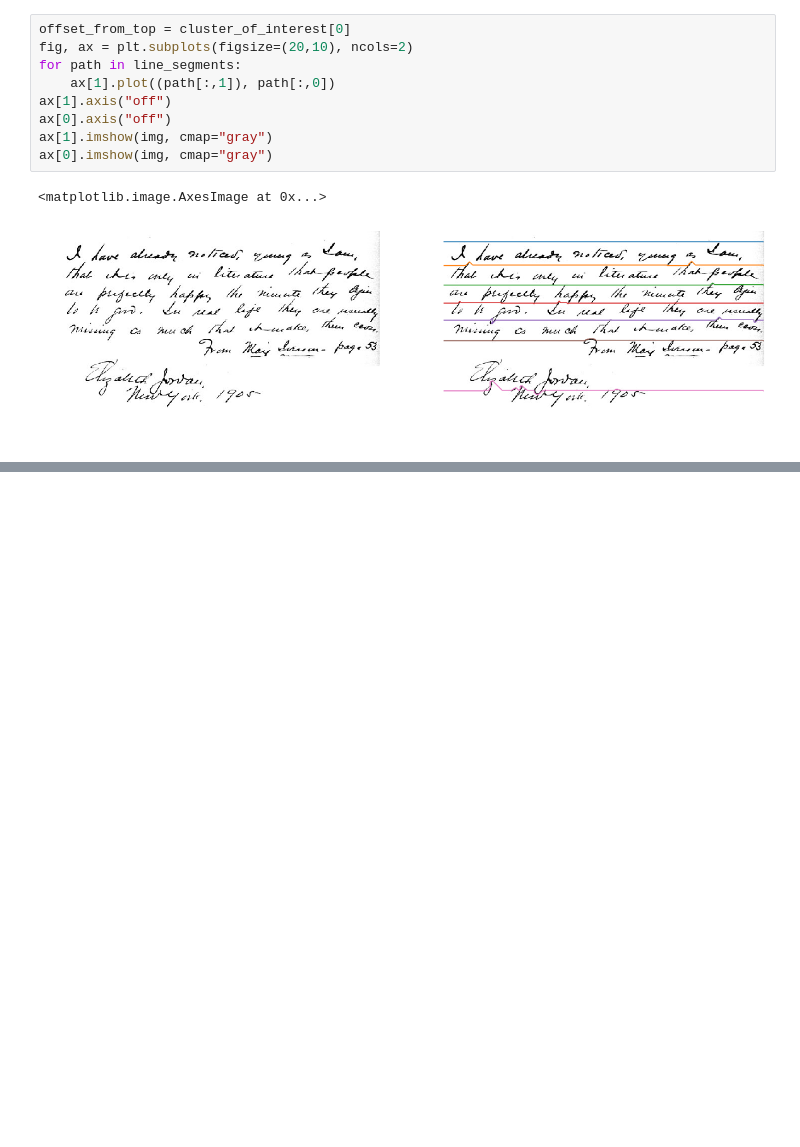
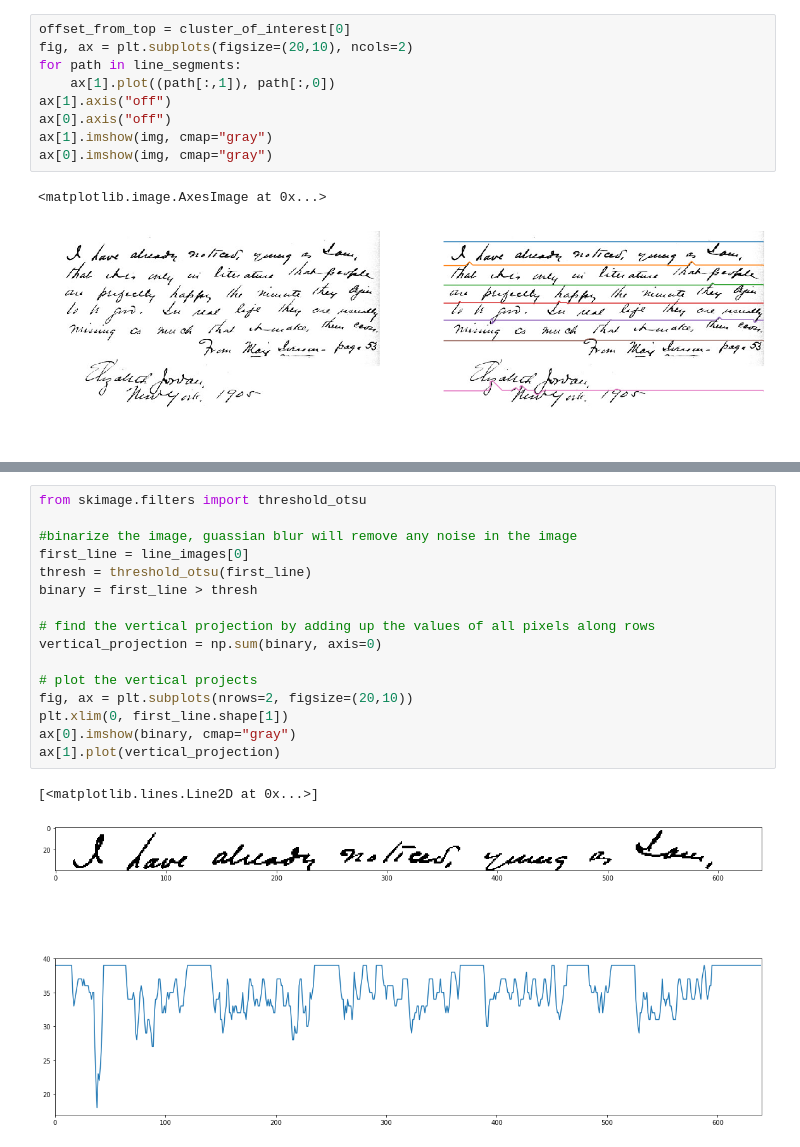
Before and after one commit to muthuspark/line-segmentation-handwritten-doc, a Jupyter notebook: A* Path Planning Line Segmentation Algorithm.ipynb, the cells around one changed output, grey strips where cells are left out. Saved outputs shown, nothing was run; the diff lists cells and outputs as text; blank space fills up the shorter version.

```diff
--- a/A* Path Planning Line Segmentation Algorithm.ipynb
+++ b/A* Path Planning Line Segmentation Algorithm.ipynb
@@ -249,0 +276,19 @@ ax[0].imshow(img, cmap="gray")
+# %%
+from skimage.filters import threshold_otsu
+
+#binarize the image, guassian blur will remove any noise in the image
+first_line = line_images[0]
+thresh = threshold_otsu(first_line)
+binary = first_line > thresh
+
+# find the vertical projection by adding up the values of all pixels along rows
+vertical_projection = np.sum(binary, axis=0)
+
+# plot the vertical projects
+fig, ax = plt.subplots(nrows=2, figsize=(20,10))
+plt.xlim(0, first_line.shape[1])
+ax[0].imshow(binary, cmap="gray")
+ax[1].plot(vertical_projection)
+# %% [output]
+[<matplotlib.lines.Line2D at 0x...>]
+[figure, added]
```
Also changed, not shown: parts of 10 cells of this notebook, 1 other file.
